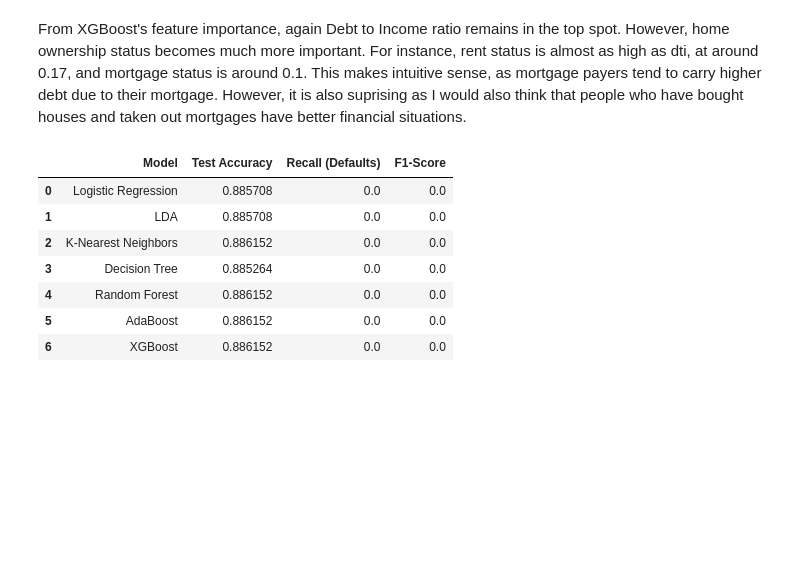
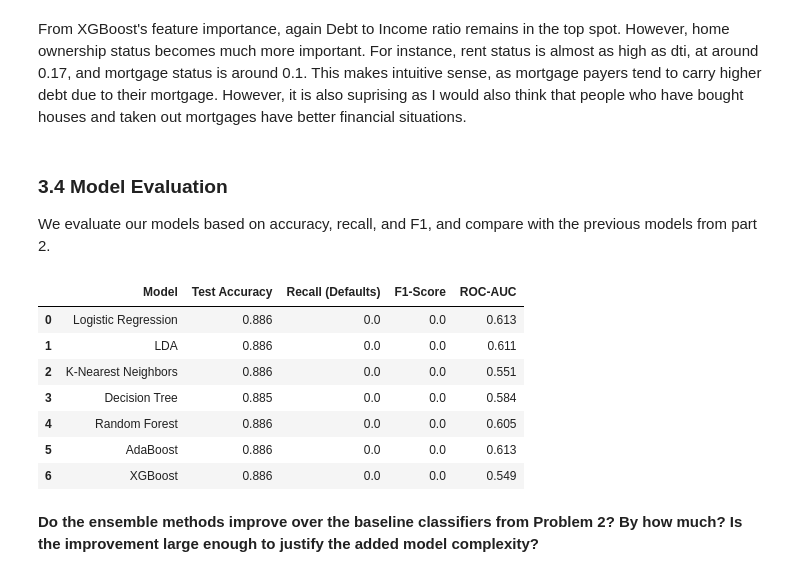
Before and after one commit to yangke34/RSM338-Assignment-5, a Jupyter notebook: RSM338 Assignment 5.ipynb, the cells around one changed output. Cells and saved outputs as stored; diff of their text form; code cells hidden in the pictures; blank space fills up the shorter version.

Commit message:
Polished Q3, changed metrics.

```diff
--- a/RSM338 Assignment 5.ipynb
+++ b/RSM338 Assignment 5.ipynb
@@ -400,37 +401,52 @@ We have also incorporated the F1-Score to provide a balanced measure of the mode
 # %%
-from sklearn.metrics import accuracy_score, recall_score, f1_score
+from sklearn.metrics import accuracy_score, recall_score, f1_score, roc_auc_score
 
-# 1. Generate predictions for all models
+# 1. Generate predictions
 log_preds = log_reg.predict(X_test_scaled)
 lda_preds = lda_model.predict(X_test_scaled)
 knn_preds = grid_search.predict(X_test_scaled)
 dt_preds = dt_model.predict(X_test_scaled)
 
-# 2. Compile the new metrics into a dictionary
-# (Assuming your defaults are coded as 1. If they are text, add pos_label='Default')
+# 2. Generate predicted probabilities (needed for ROC-AUC)
+log_probs = log_reg.predict_proba(X_test_scaled)[:,1]
+lda_probs = lda_model.predict_proba(X_test_scaled)[:,1]
+knn_probs = grid_search.predict_proba(X_test_scaled)[:,1]
+dt_probs = dt_model.predict_proba(X_test_scaled)[:,1]
+
+# 3. Compile the metrics into a dictionary
 results_data_v2 = {
     'Model': ['Logistic Regression', 'LDA', 'K-Nearest Neighbors', 'Decision Tree'],
+
     'Test Accuracy': [
         accuracy_score(y_test, log_preds),
         accuracy_score(y_test, lda_preds),
         accuracy_score(y_test, knn_preds),
         accuracy_score(y_test, dt_preds)
     ],
+
     'Recall (Defaults)': [
         recall_score(y_test, log_preds),
         recall_score(y_test, lda_preds),
         recall_score(y_test, knn_preds),
         recall_score(y_test, dt_preds)
     ],
+
     'F1-Score': [
         f1_score(y_test, log_preds),
         f1_score(y_test, lda_preds),
         f1_score(y_test, knn_preds),
         f1_score(y_test, dt_preds)
+    ],
+
+    'ROC-AUC': [
+        roc_auc_score(y_test, log_probs),
+        roc_auc_score(y_test, lda_probs),
+        roc_auc_score(y_test, knn_probs),
+        roc_auc_score(y_test, dt_probs)
     ]
 }
 
-# 3. Create and display the updated DataFrame
+# 4. Create and display the DataFrame
 df_results_v2 = pd.DataFrame(results_data_v2)
-df_results_v2
+df_results_v2.round(3)
 # %% [output]
@@ -716,43 +732,62 @@ plt.show()
 [figure]
 # %% [markdown]
 From XGBoost's feature importance, again Debt to Income ratio remains in the top spot. However, home ownership status becomes much more important. For instance, rent status is almost as high as dti, at around 0.17, and mortgage status is around 0.1. This makes intuitive sense, as mortgage payers tend to carry higher debt due to their mortgage. However, it is also suprising as I would also think that people who have bought houses and taken out mortgages have better financial situations.
+# %% [markdown]
+### 3.4 Model Evaluation
+We evaluate our models based on accuracy, recall, and F1, and compare with the previous models from part 2.
 # %%
 # Generate predictions
 rf_preds = best_rf.predict(X_test_scaled)
 ada_preds = best_ada.predict(X_test_scaled)
 xgb_preds = best_xgb.predict(X_test_scaled)
 
+# Generate predicted probabilities for ROC-AUC
+rf_probs = best_rf.predict_proba(X_test_scaled)[:,1]
+ada_probs = best_ada.predict_proba(X_test_scaled)[:,1]
+xgb_probs = best_xgb.predict_proba(X_test_scaled)[:,1]
+
 # Create dataframe for ensemble models
 ensemble_results = pd.DataFrame({
     'Model': ['Random Forest', 'AdaBoost', 'XGBoost'],
+
     'Test Accuracy': [
         accuracy_score(y_test, rf_preds),
         accuracy_score(y_test, ada_preds),
         accuracy_score(y_test, xgb_preds)
     ],
+
     'Recall (Defaults)': [
         recall_score(y_test, rf_preds),
         recall_score(y_test, ada_preds),
         recall_score(y_test, xgb_preds)
     ],
+
     'F1-Score': [
         f1_score(y_test, rf_preds),
         f1_score(y_test, ada_preds),
         f1_score(y_test, xgb_preds)
+    ],
+
+    'ROC-AUC': [
+        roc_auc_score(y_test, rf_probs),
+        roc_auc_score(y_test, ada_probs),
+        roc_auc_score(y_test, xgb_probs)
     ]
 })
 
 # Append to previous results
 df_results_v2 = pd.concat([df_results_v2, ensemble_results], ignore_index=True)
 
 # Display updated results
-df_results_v2
+df_results_v2.round(3)
 # %% [output]
-|  | Model | Test Accuracy | Recall (Defaults) | F1-Score |
-| 0 | Logistic Regression | 0.885708 | 0.0 | 0.0 |
-| 1 | LDA | 0.885708 | 0.0 | 0.0 |
-| 2 | K-Nearest Neighbors | 0.886152 | 0.0 | 0.0 |
-| 3 | Decision Tree | 0.885264 | 0.0 | 0.0 |
-| 4 | Random Forest | 0.886152 | 0.0 | 0.0 |
-| 5 | AdaBoost | 0.886152 | 0.0 | 0.0 |
-| 6 | XGBoost | 0.886152 | 0.0 | 0.0 |
+|  | Model | Test Accuracy | Recall (Defaults) | F1-Score | ROC-AUC |
+| 0 | Logistic Regression | 0.886 | 0.0 | 0.0 | 0.613 |
+| 1 | LDA | 0.886 | 0.0 | 0.0 | 0.611 |
+| 2 | K-Nearest Neighbors | 0.886 | 0.0 | 0.0 | 0.551 |
+| 3 | Decision Tree | 0.885 | 0.0 | 0.0 | 0.584 |
+| 4 | Random Forest | 0.886 | 0.0 | 0.0 | 0.605 |
+| 5 | AdaBoost | 0.886 | 0.0 | 0.0 | 0.613 |
+| 6 | XGBoost | 0.886 | 0.0 | 0.0 | 0.549 |
+# %% [markdown]
+**Do the ensemble methods improve over the baseline classifiers from Problem 2? By how much? Is the improvement large enough to justify the added model complexity?**
```
Also changed, not shown: parts of 9 cells of this notebook.
